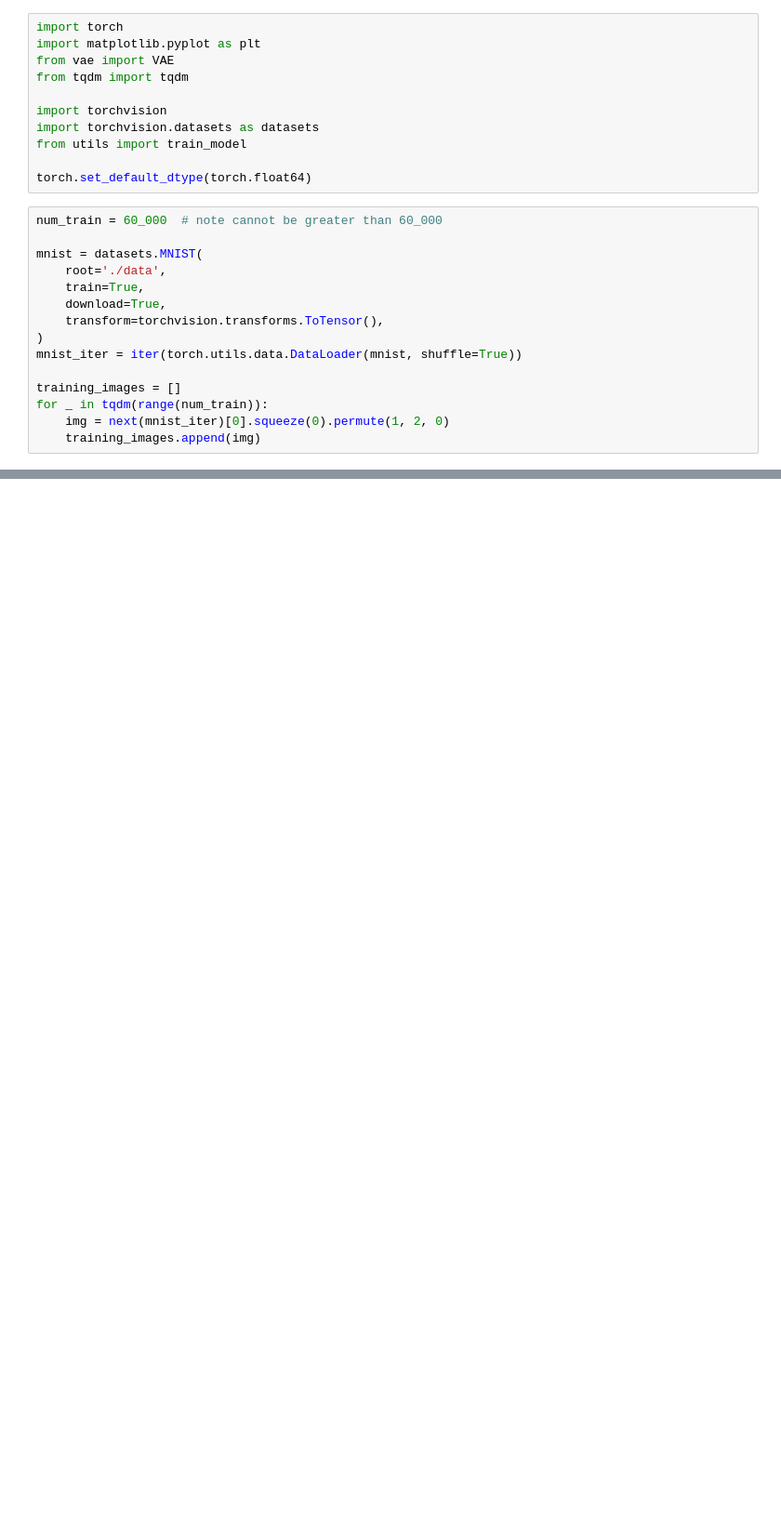
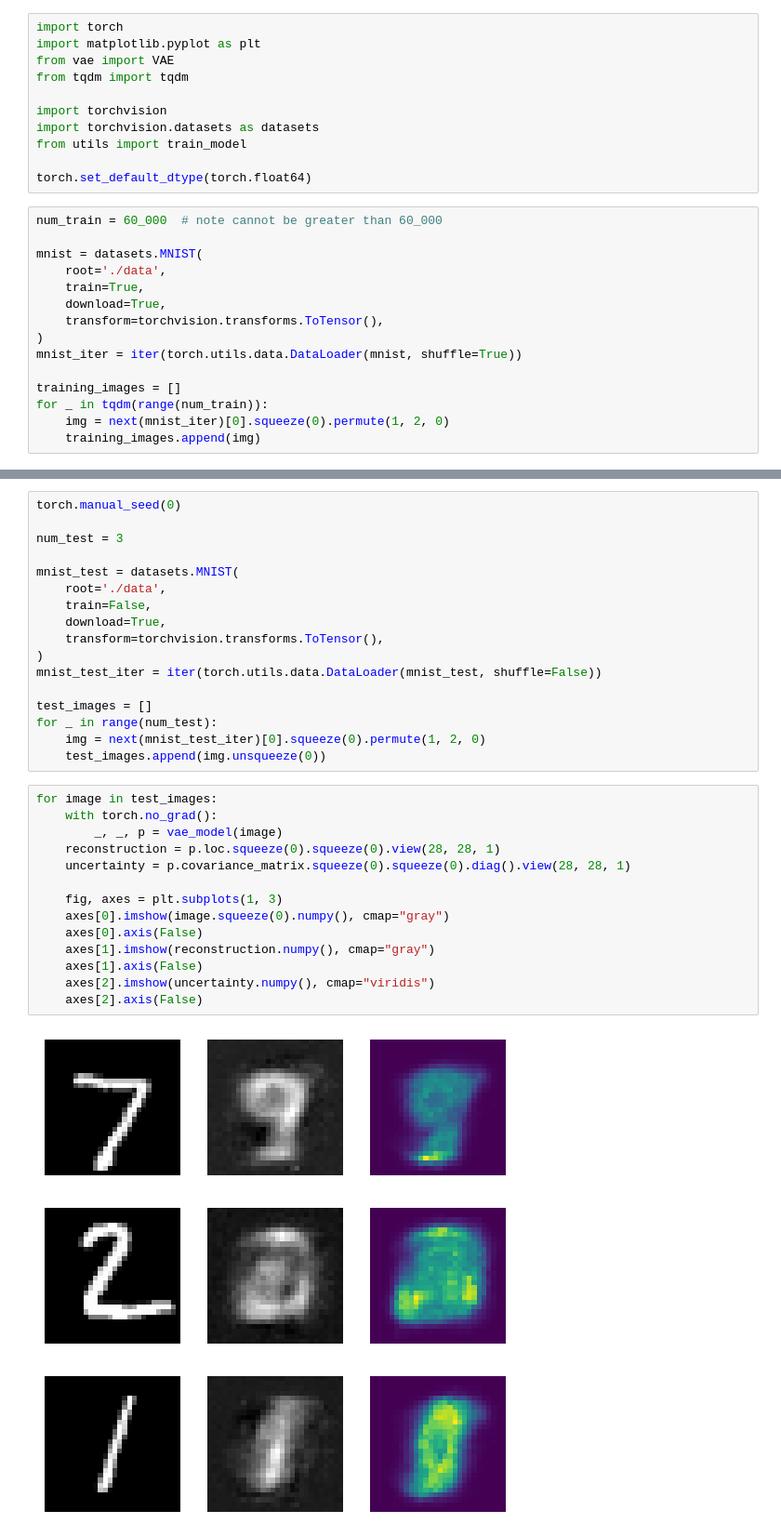
Before and after one commit to Sheev13/vae, a Jupyter notebook: workspace.ipynb, the cells around one changed output, grey strips where cells are left out. Shown at 93% size. Drawn from its saved outputs; the diff is of its cells as text; blank space fills up the shorter version.

```diff
--- a/workspace.ipynb
+++ b/workspace.ipynb
@@ -41,0 +63,35 @@ los = vae_model.loss(training_set[0], num_samples=2)
+# %%
+torch.manual_seed(0)
+
+num_test = 3
+
+mnist_test = datasets.MNIST(
+    root='./data',
+    train=False,
+    download=True,
+    transform=torchvision.transforms.ToTensor(),
+)
+mnist_test_iter = iter(torch.utils.data.DataLoader(mnist_test, shuffle=False))
+
+test_images = []
+for _ in range(num_test):
+    img = next(mnist_test_iter)[0].squeeze(0).permute(1, 2, 0)
+    test_images.append(img.unsqueeze(0))
+# %%
+for image in test_images:
+    with torch.no_grad():
+        _, _, p = vae_model(image)
+    reconstruction = p.loc.squeeze(0).squeeze(0).view(28, 28, 1)
+    uncertainty = p.covariance_matrix.squeeze(0).squeeze(0).diag().view(28, 28, 1)
+
+    fig, axes = plt.subplots(1, 3)
+    axes[0].imshow(image.squeeze(0).numpy(), cmap="gray")
+    axes[0].axis(False)
+    axes[1].imshow(reconstruction.numpy(), cmap="gray")
+    axes[1].axis(False)
+    axes[2].imshow(uncertainty.numpy(), cmap="viridis")
+    axes[2].axis(False)
+# %% [output]
+[figure, added]
+[figure, added]
+[figure, added]
```
Also changed, not shown: parts of 5 cells of this notebook, 2 other files.
